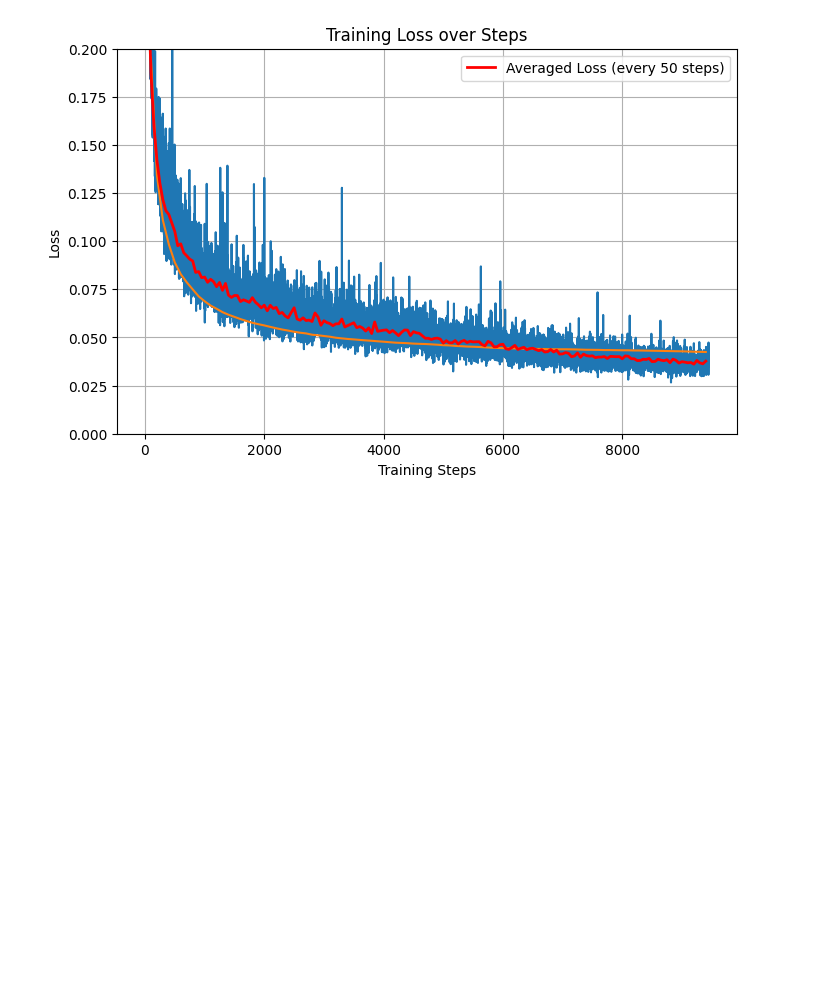
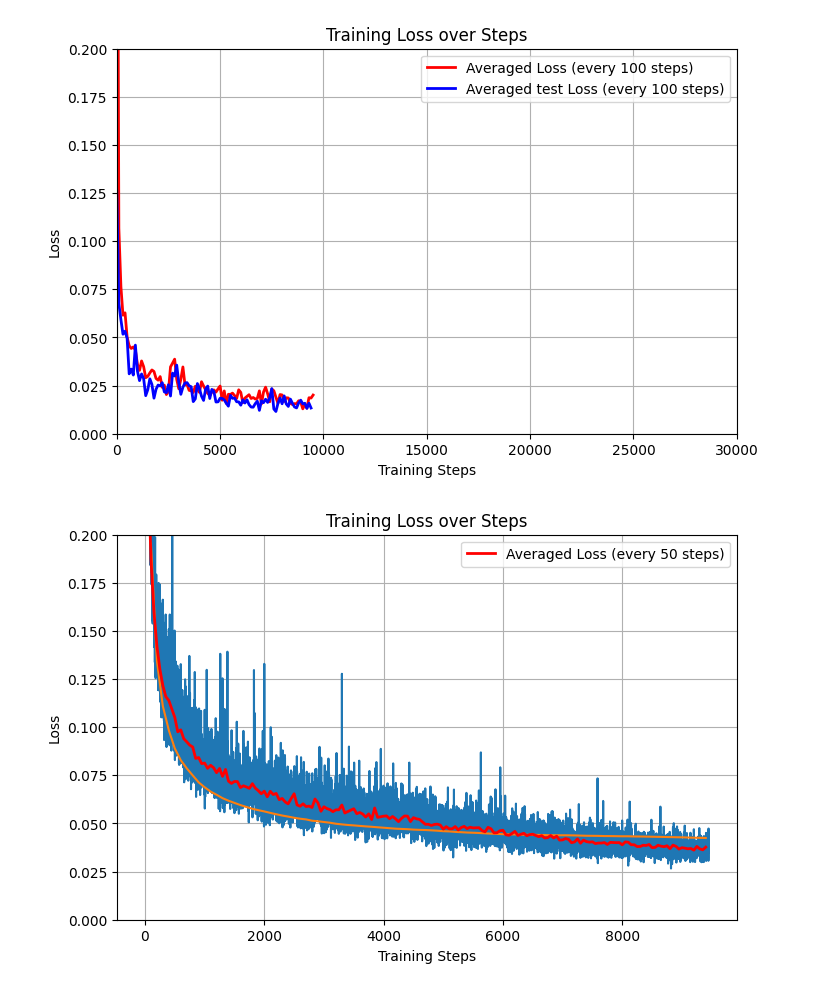
Before and after one commit to jiarong-wu/wavediffusion, a Jupyter notebook: analysis/other_analysis/loss.ipynb, the cells around one changed output. Saved outputs shown, nothing was run; the diff lists cells and outputs as text; code cells hidden in the pictures; blank space fills up the shorter version.

```diff
--- a/analysis/other_analysis/loss.ipynb
+++ b/analysis/other_analysis/loss.ipynb
@@ -70,3 +72,20 @@ plt.grid()
+# %%
+plt.figure(figsize=(8,5))
+# plt.plot(steps, losses)
+# plt.plot(test_steps, test_losses)
+# Plot averaged loss every 50 steps
+avg_losses = [np.mean(losses[i:i+100]) for i in range(0, len(losses), 100)]
+plt.plot(range(0, len(losses), 100), avg_losses, color='red', linewidth=2, label='Averaged Loss (every 100 steps)')
+plt.plot(range(0, len(test_losses)*100, 100), test_losses, color='blue', linewidth=2, label='Averaged test Loss (every 100 steps)')
+plt.xlabel('Training Steps')
+plt.ylabel('Loss')
+plt.title('Training Loss over Steps')
+plt.legend()
+plt.ylim([0,0.2])
+plt.xlim([0,30000])
+plt.grid()
+# %% [output]
+[figure, added]
 # %%
 plt.figure(figsize=(8,5))
 plt.plot(steps, losses)
```
Also changed, not shown: parts of 2 cells of this notebook, 15 other files.
